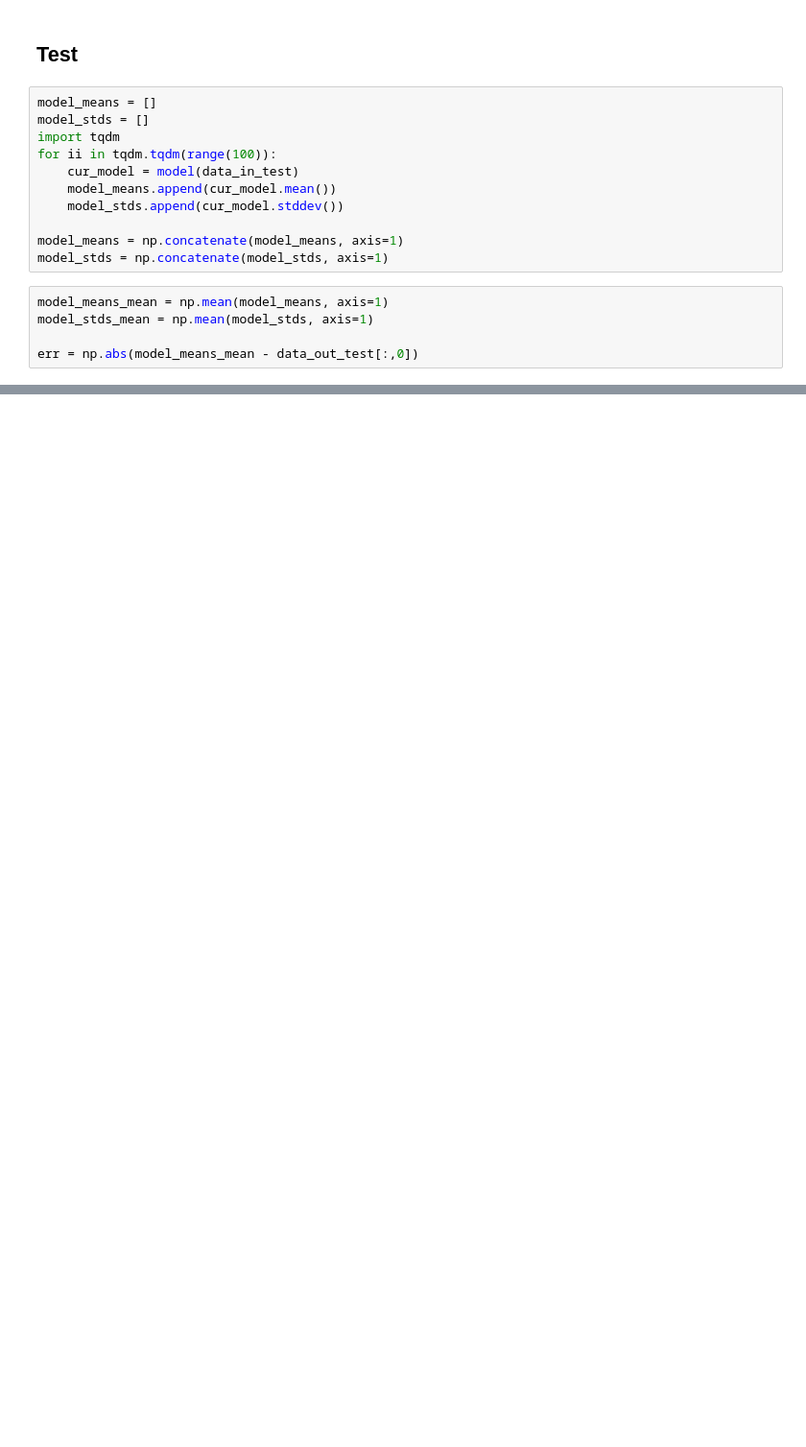
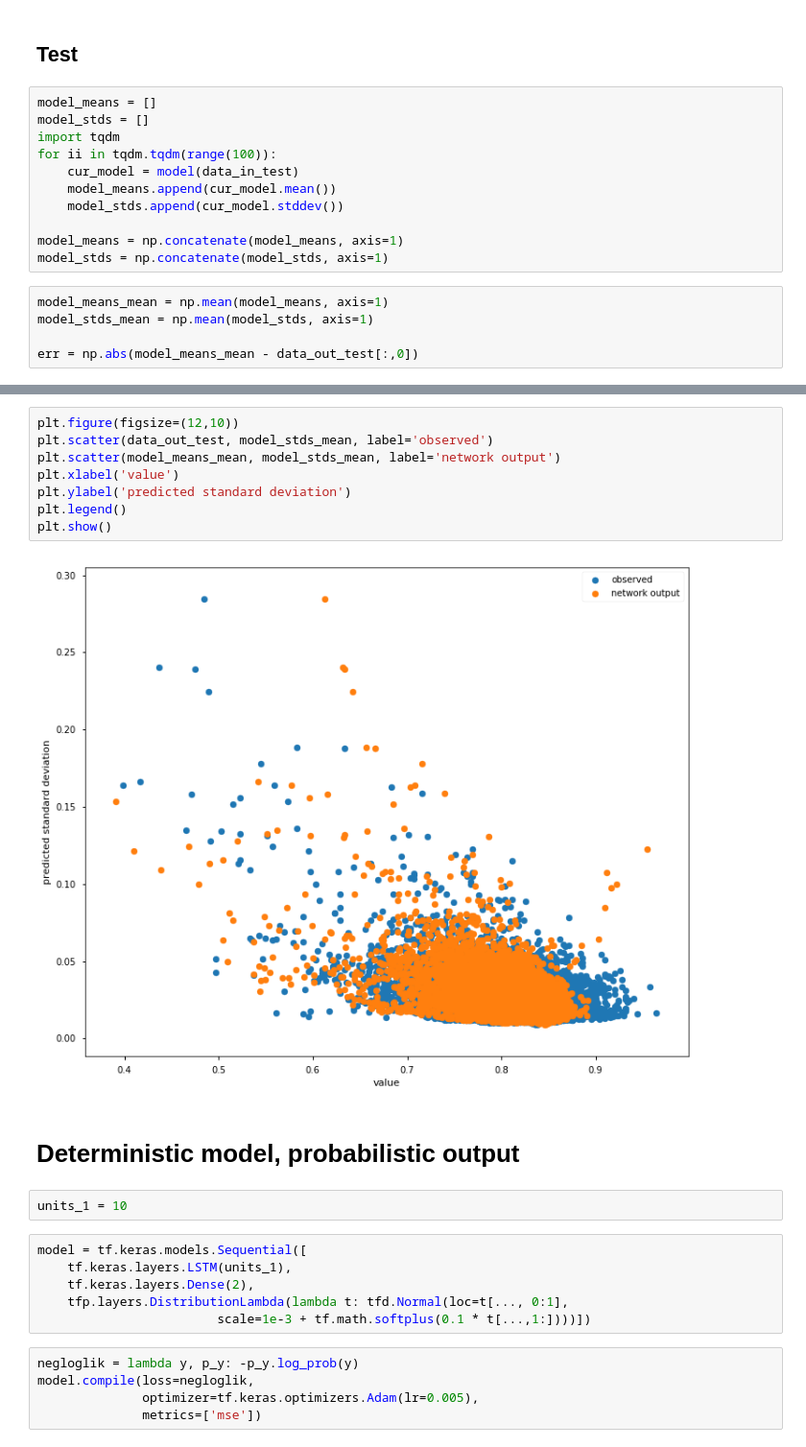
Before and after one commit to sarttiso/spaceweather, a Jupyter notebook: forecasting_multiple_coeff_BNN.ipynb, the cells around one changed output, grey strips where cells are left out. Shown: that part at 96% size. Drawn from its saved outputs; the diff is of its cells as text; blank space fills up the shorter version.

```diff
--- a/forecasting_multiple_coeff_BNN.ipynb
+++ b/forecasting_multiple_coeff_BNN.ipynb
@@ -376,0 +366,25 @@ plt.show()
+# %%
+plt.figure(figsize=(12,10))
+plt.scatter(data_out_test, model_stds_mean, label='observed')
+plt.scatter(model_means_mean, model_stds_mean, label='network output')
+plt.xlabel('value')
+plt.ylabel('predicted standard deviation')
+plt.legend()
+plt.show()
+# %% [output]
+[figure, added]
+# %% [markdown]
+# Deterministic model, probabilistic output
+# %%
+units_1 = 10
+# %%
+model = tf.keras.models.Sequential([
+    tf.keras.layers.LSTM(units_1),
+    tf.keras.layers.Dense(2),
+    tfp.layers.DistributionLambda(lambda t: tfd.Normal(loc=t[..., 0:1],
+                        scale=1e-3 + tf.math.softplus(0.1 * t[...,1:])))])
+# %%
+negloglik = lambda y, p_y: -p_y.log_prob(y)
+model.compile(loss=negloglik,
+              optimizer=tf.keras.optimizers.Adam(lr=0.005),
+              metrics=['mse'])
```
Also changed, not shown: parts of 15 cells of this notebook.
